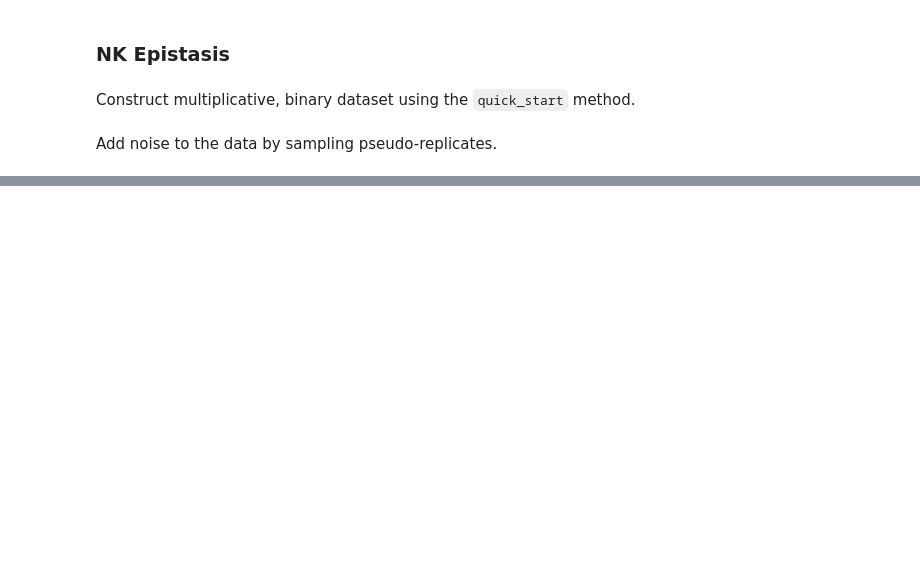
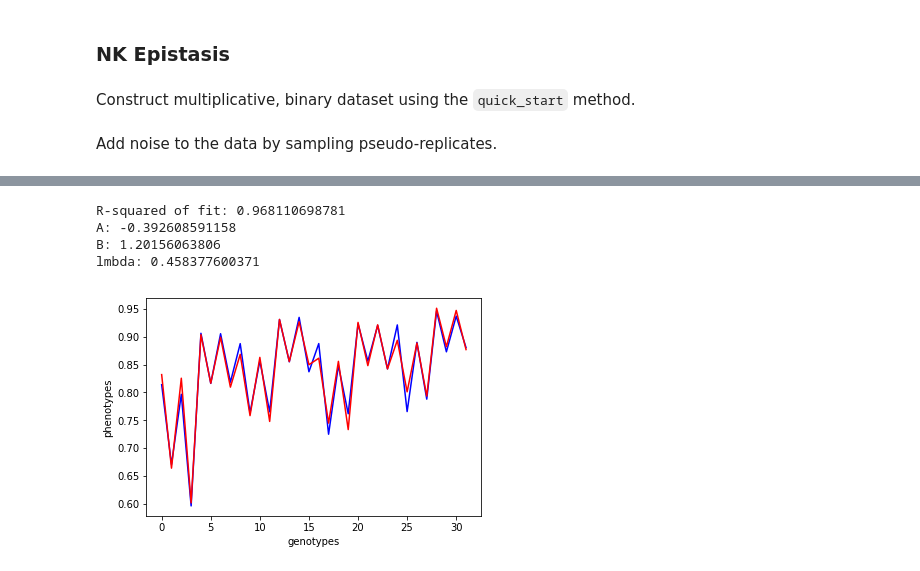
Before and after one commit to harmslab/epistasis, a Jupyter notebook: examples/simulating genotype-phenotype maps with high order epistasis.ipynb, the cells around one changed output, grey strips where cells are left out. Saved outputs shown, nothing was run; the diff lists cells and outputs as text; code cells hidden in the pictures; blank space fills up the shorter version.

```diff
--- a/examples/simulating genotype-phenotype maps with high order epistasis.ipynb
+++ b/examples/simulating genotype-phenotype maps with high order epistasis.ipynb
@@ -69,0 +106,10 @@ plt.plot(space.phenotypes, samplegpm.phenotypes, '.')
+# %%
+def power_transform(x, lmbda, A, B):
+    """Power transformation function."""
+    gmean = scipy.stats.mstats.gmean(x + A)
+    if lmbda == 0:
+        return gmean*numpy.log(x+A)
+    else:
+        first = (x+A)**lmbda
+        out = (first - 1.0)/(lmbda * gmean**(lmbda-1)) + B
+        return out
@@ -69,0 +118,10 @@ plt.plot(space.phenotypes, samplegpm.phenotypes, '.')
+# %%
+model = NonlinearEpistasisModel.from_gpm(space, order=1, function=power_transform, model_type="global")
+# %%
+model.fit_widget(lmbda=(-5,5,.1), A=(-5,5,.1), B=(-5,5,.1))
+# %% [output]
+R-squared of fit: 0.968110698781
+A: -0.392608591158
+B: 1.20156063806
+lmbda: 0.458377600371
+[figure, added]
```
Also changed, not shown: parts of 13 cells of this notebook, 5 other files.
